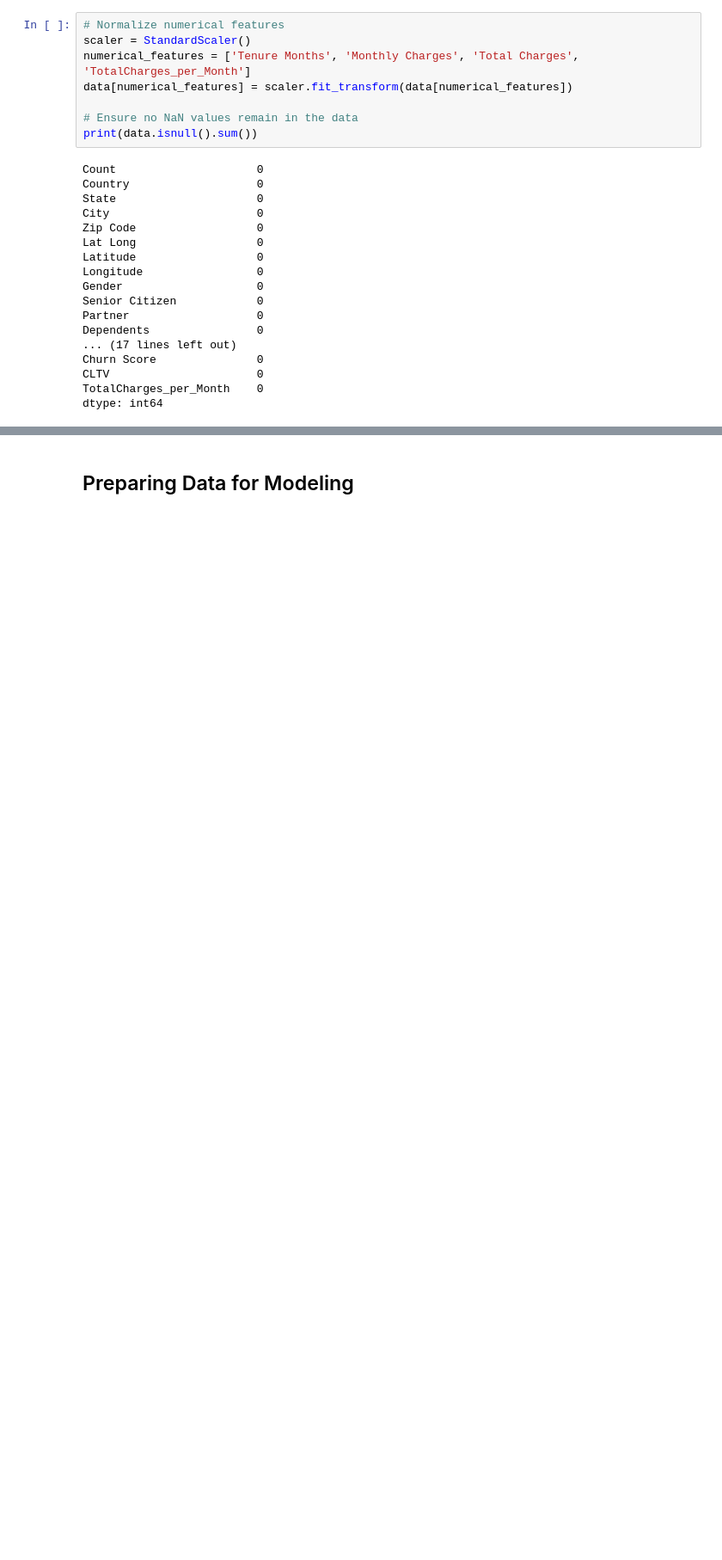
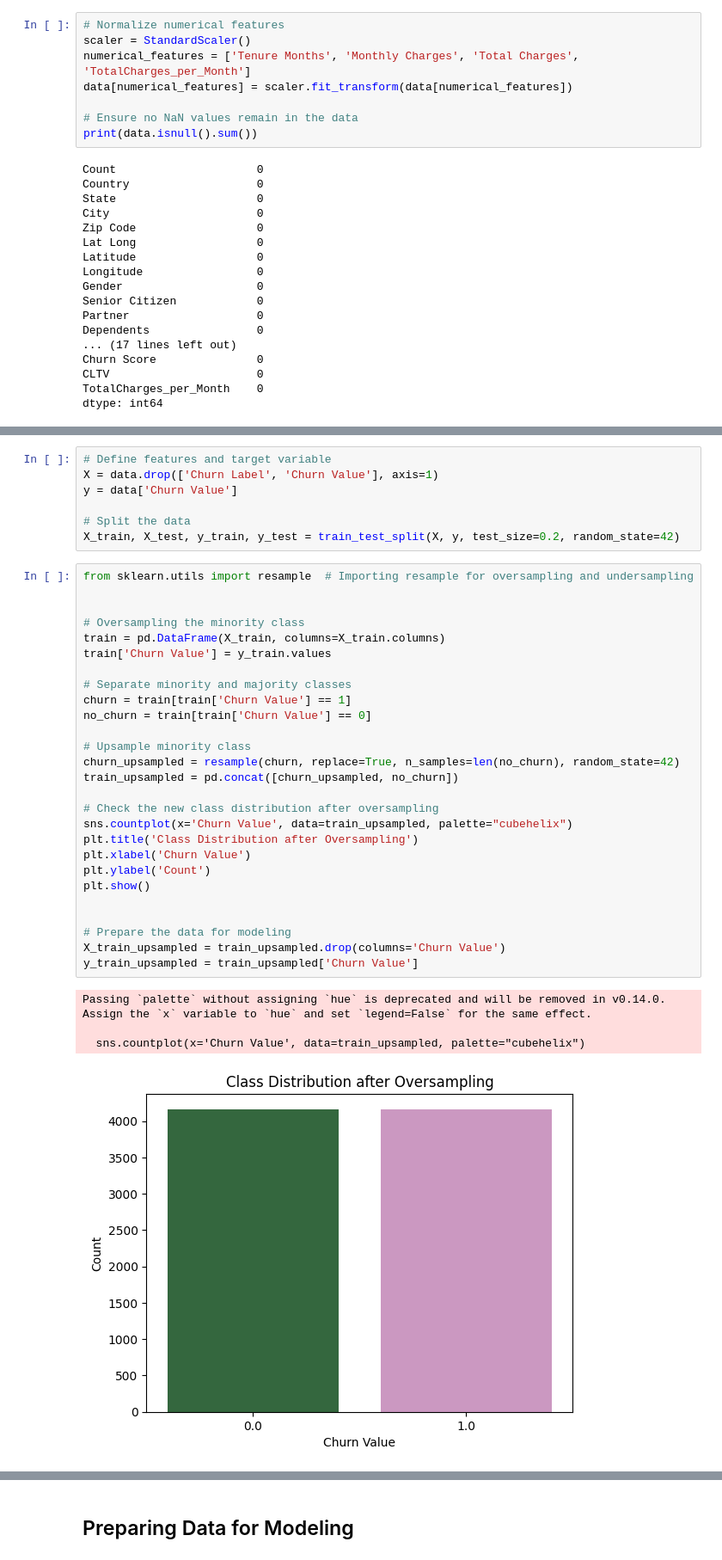
Before and after one commit to MichelleWegner/Customer-Stay-Analytics, a Jupyter notebook: Notebook/Clean-Data-Process-Copie Kopie.ipynb, the cells around one changed output, grey strips where cells are left out. Shown at 86% size. Saved outputs shown, nothing was run; the diff lists cells and outputs as text; blank space fills up the shorter version.

```diff
--- a/Notebook/Clean-Data-Process-Copie Kopie.ipynb
+++ b/Notebook/Clean-Data-Process-Copie Kopie.ipynb
@@ -392,0 +414,39 @@ dtype: int64
+# %%
+# Define features and target variable
+X = data.drop(['Churn Label', 'Churn Value'], axis=1)
+y = data['Churn Value']
+
+# Split the data
+X_train, X_test, y_train, y_test = train_test_split(X, y, test_size=0.2, random_state=42)
+# %%
+from sklearn.utils import resample  # Importing resample for oversampling and undersampling
+
+
+# Oversampling the minority class
+train = pd.DataFrame(X_train, columns=X_train.columns)
+train['Churn Value'] = y_train.values
+
+# Separate minority and majority classes
+churn = train[train['Churn Value'] == 1]
+no_churn = train[train['Churn Value'] == 0]
+
+# Upsample minority class
+churn_upsampled = resample(churn, replace=True, n_samples=len(no_churn), random_state=42)
+train_upsampled = pd.concat([churn_upsampled, no_churn])
+
+# Check the new class distribution after oversampling
+sns.countplot(x='Churn Value', data=train_upsampled, palette="cubehelix")
+plt.title('Class Distribution after Oversampling')
+plt.xlabel('Churn Value')
+plt.ylabel('Count')
+plt.show()
+
+
+# Prepare the data for modeling
+X_train_upsampled = train_upsampled.drop(columns='Churn Value')
+y_train_upsampled = train_upsampled['Churn Value']
+# %% [output]
+Passing `palette` without assigning `hue` is deprecated and will be removed in v0.14.0. Assign the `x` variable to `hue` and set `legend=False` for the same effect.
+
+  sns.countplot(x='Churn Value', data=train_upsampled, palette="cubehelix")
+[figure, added]
```
Also changed, not shown: parts of 8 cells of this notebook, 1 other file.
